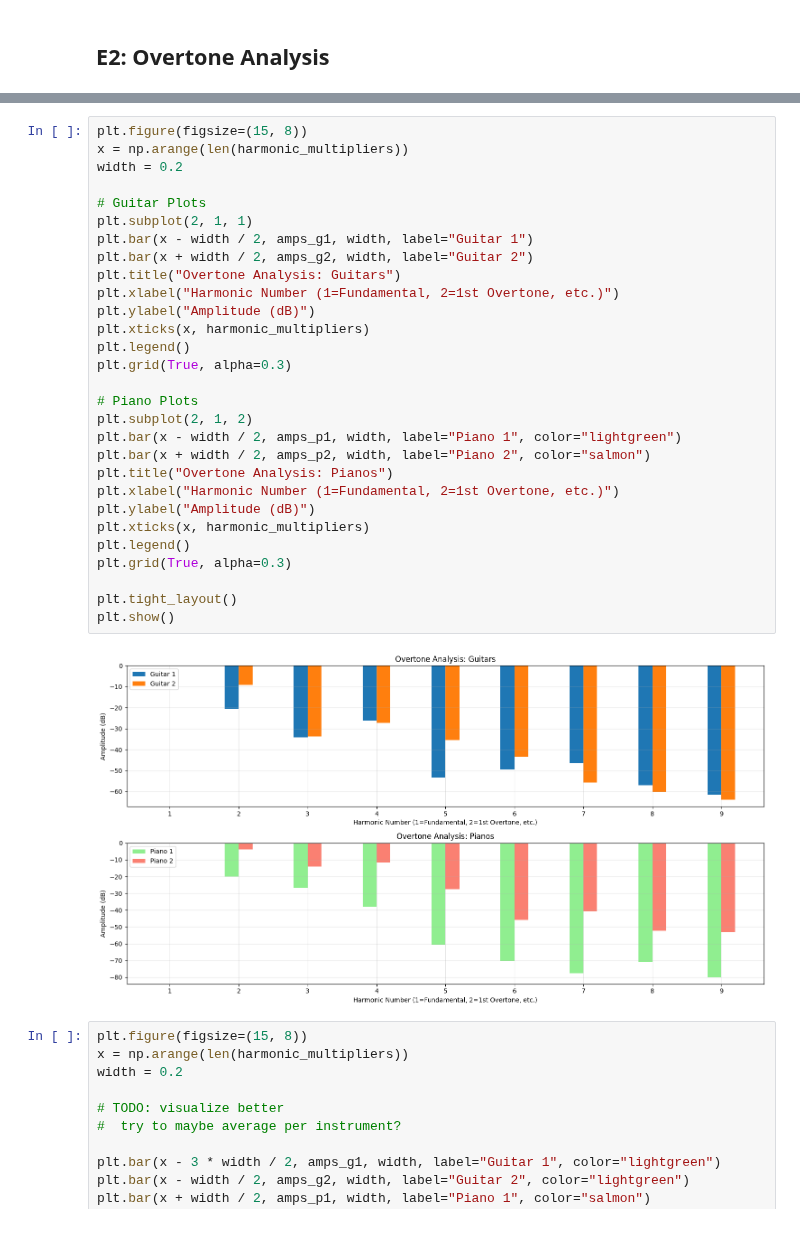
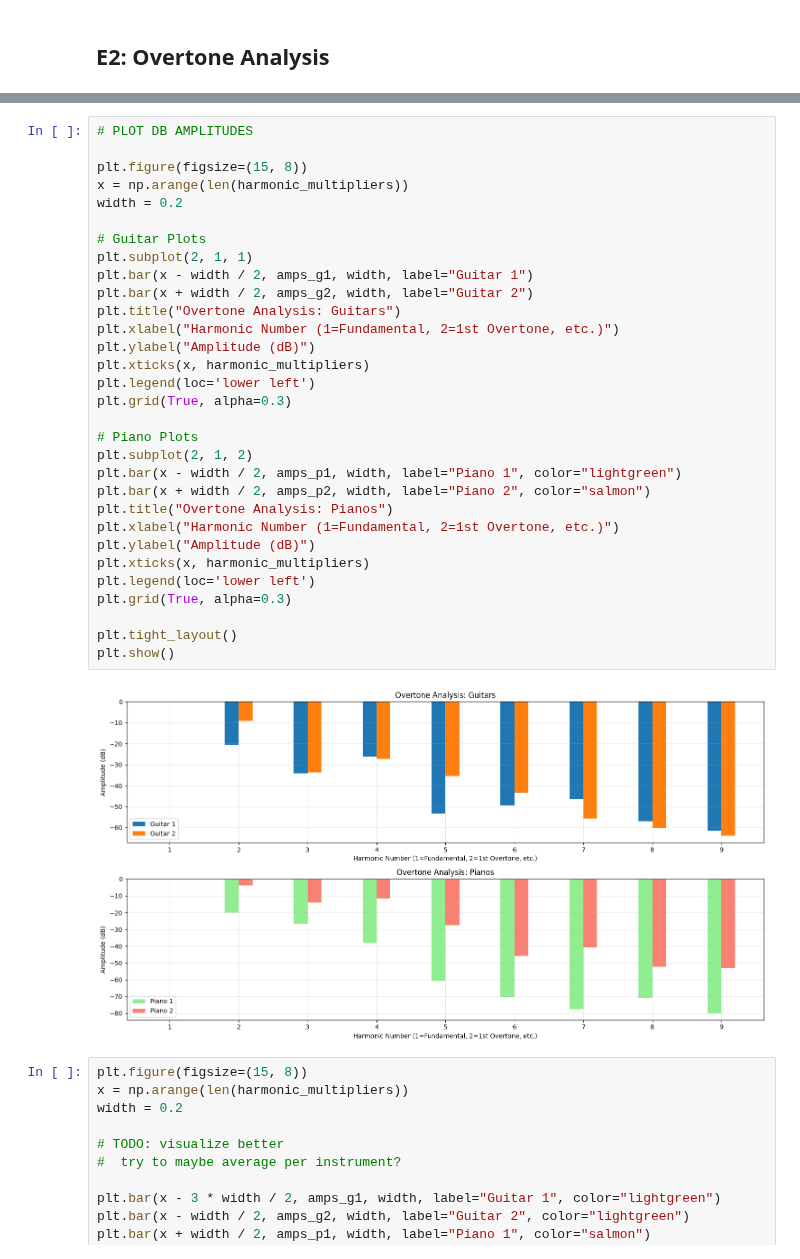
Before and after one commit to martijuanola/RWTH-AIiM, a Jupyter notebook: exercices/e7/e7-main.ipynb, the cells around one changed output, grey strips where cells are left out. Cells and saved outputs as stored; diff of their text form.

```diff
--- a/exercices/e7/e7-main.ipynb
+++ b/exercices/e7/e7-main.ipynb
@@ -106,34 +158,36 @@ amps_p2 = get_harmonic_amplitudes(y_p2, sr_p2, harmonic_freqs)
 # %%
+# PLOT DB AMPLITUDES
+
 plt.figure(figsize=(15, 8))
 x = np.arange(len(harmonic_multipliers))
 width = 0.2
 
 # Guitar Plots
 plt.subplot(2, 1, 1)
 plt.bar(x - width / 2, amps_g1, width, label="Guitar 1")
 plt.bar(x + width / 2, amps_g2, width, label="Guitar 2")
 plt.title("Overtone Analysis: Guitars")
 plt.xlabel("Harmonic Number (1=Fundamental, 2=1st Overtone, etc.)")
 plt.ylabel("Amplitude (dB)")
 plt.xticks(x, harmonic_multipliers)
-plt.legend()
+plt.legend(loc='lower left')
 plt.grid(True, alpha=0.3)
 
 # Piano Plots
 plt.subplot(2, 1, 2)
 plt.bar(x - width / 2, amps_p1, width, label="Piano 1", color="lightgreen")
 plt.bar(x + width / 2, amps_p2, width, label="Piano 2", color="salmon")
 plt.title("Overtone Analysis: Pianos")
 plt.xlabel("Harmonic Number (1=Fundamental, 2=1st Overtone, etc.)")
 plt.ylabel("Amplitude (dB)")
 plt.xticks(x, harmonic_multipliers)
-plt.legend()
+plt.legend(loc='lower left')
 plt.grid(True, alpha=0.3)
 
 plt.tight_layout()
 plt.show()
 # %% [output]
-[figure, old version]
+[figure, new version]
 # %%
 plt.figure(figsize=(15, 8))
 x = np.arange(len(harmonic_multipliers))
```
Also changed, not shown: parts of 5 cells of this notebook, 2 other files.
